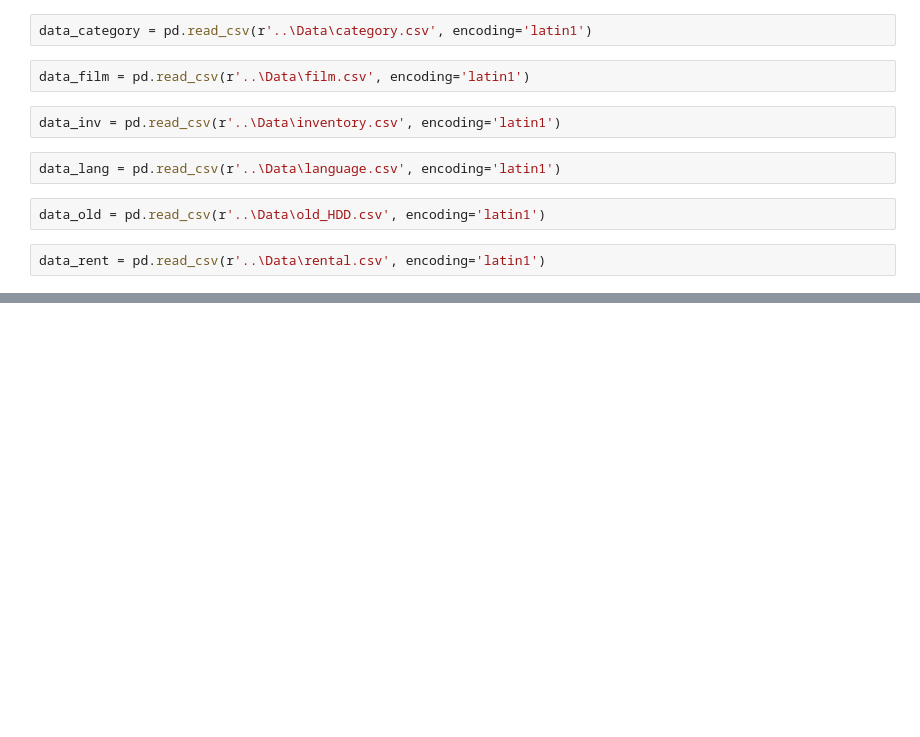
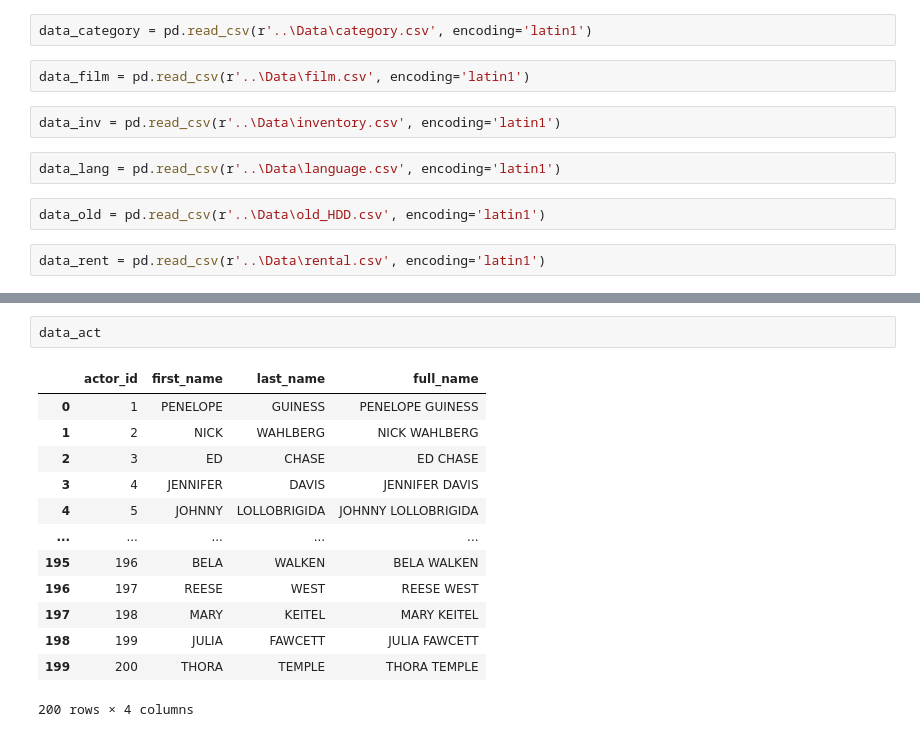
Before and after one commit to pgb314/w3-database-project, a Jupyter notebook: src/Untitled.ipynb, the cells around one changed output, grey strips where cells are left out. Drawn from its saved outputs; the diff is of its cells as text; blank space fills up the shorter version.

```diff
--- a/src/Untitled.ipynb
+++ b/src/Untitled.ipynb
@@ -50,0 +357,16 @@ data_lang.head()
+# %%
+data_act
+# %% [output]
+|  | actor_id | first_name | last_name | full_name |
+| 0 | 1 | PENELOPE | GUINESS | PENELOPE GUINESS |
+| 1 | 2 | NICK | WAHLBERG | NICK WAHLBERG |
+| 2 | 3 | ED | CHASE | ED CHASE |
+| 3 | 4 | JENNIFER | DAVIS | JENNIFER DAVIS |
+| 4 | 5 | JOHNNY | LOLLOBRIGIDA | JOHNNY LOLLOBRIGIDA |
+| ... | ... | ... | ... | ... |
+| 195 | 196 | BELA | WALKEN | BELA WALKEN |
+| 196 | 197 | REESE | WEST | REESE WEST |
+| 197 | 198 | MARY | KEITEL | MARY KEITEL |
+| 198 | 199 | JULIA | FAWCETT | JULIA FAWCETT |
+| 199 | 200 | THORA | TEMPLE | THORA TEMPLE |
+200 rows × 4 columns
```
Also changed, not shown: parts of 47 cells of this notebook, 11 other files.
